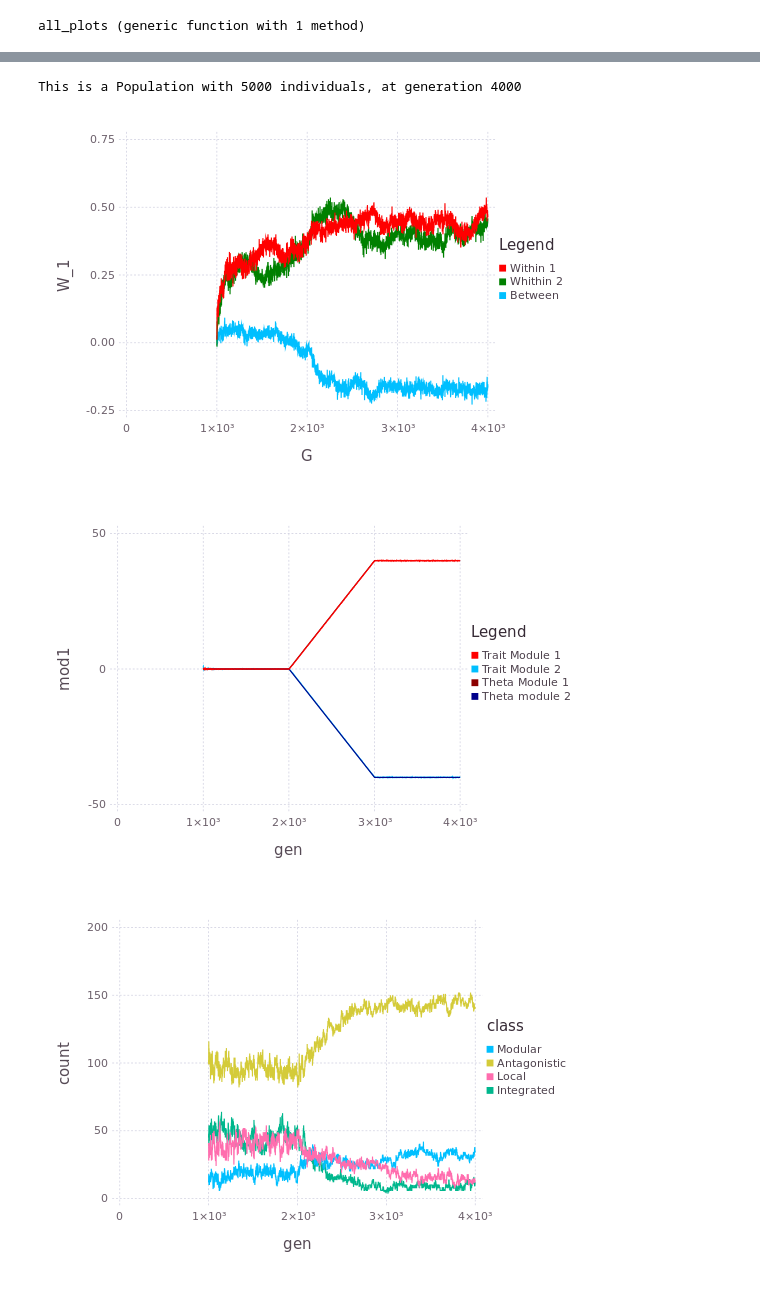
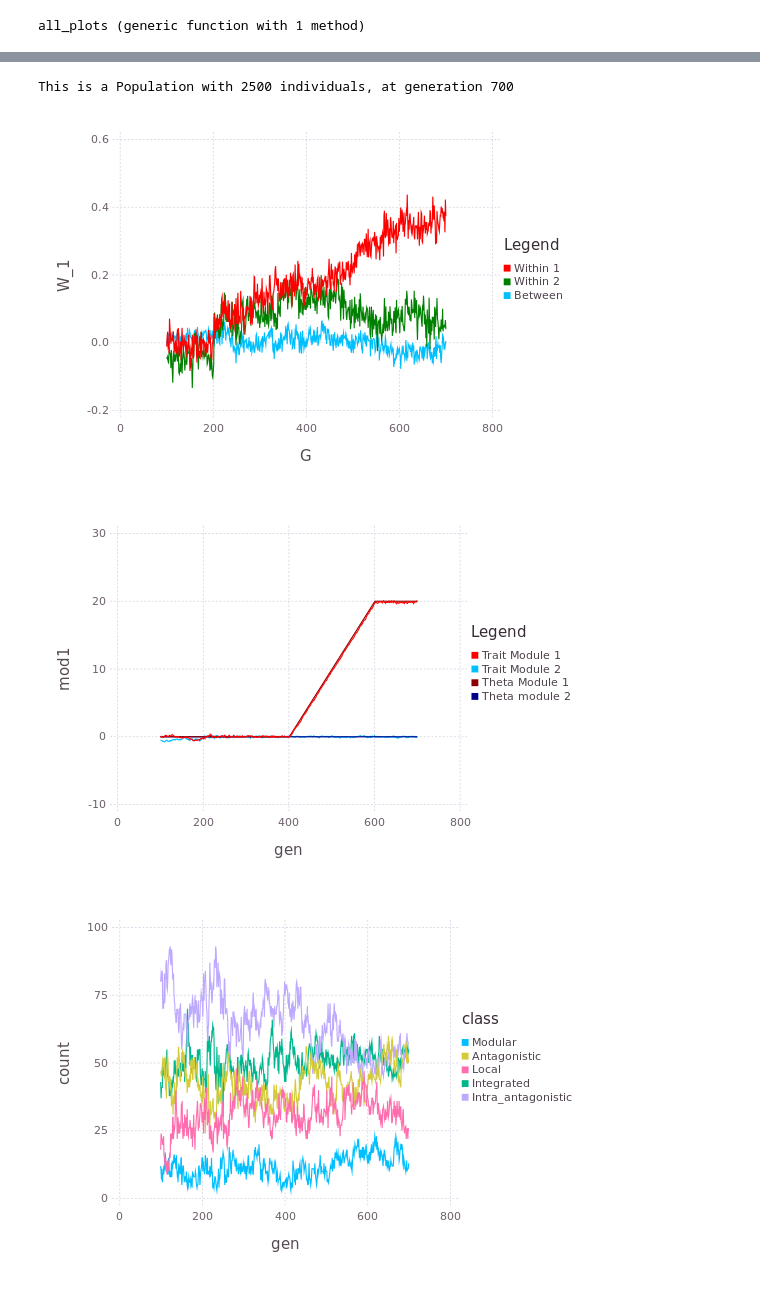
Before and after one commit to diogro/evomod_julia, a Jupyter notebook: evomod_prototype_pleiotropic_vectors.ipynb, the cells around one changed output, grey strips where cells are left out. Saved outputs shown, nothing was run; the diff lists cells and outputs as text; code cells hidden in the pictures.

```diff
--- a/evomod_prototype_pleiotropic_vectors.ipynb
+++ b/evomod_prototype_pleiotropic_vectors.ipynb
@@ -544,21 +565,20 @@ end
 # %% [output]
 all_plots (generic function with 1 method)
 # %%
-n_e  = 5000
-m    = 200
+n_e  = 2500
+m    = 100
 p    = 4
-mu   = 0.001
+mu   = 0.01
 mu_σ = 0.2
 mu_σ_b = 0.2
 
 global random_ind = Individual(m, p, mu, mu_σ, mu_σ_b)
 
-delta_theta_speed = 40/1000
+delta_theta_speed = 1e-1
 delta_theta = delta_theta_speed * [ones(Float64, Int64(random_ind.p/2)); -1*ones(Float64, Int64(random_ind.p/2))]
 delta_theta_1 = delta_theta_speed * [ones(Float64, Int64(random_ind.p/2)); zeros(Float64, Int64(random_ind.p/2))]
 delta_theta_2 = delta_theta_speed * [zeros(Float64, Int64(random_ind.p/2)); -1 * ones(Float64, Int64(random_ind.p/2))]
 
 omega_var = 2
 omega = twoModuleMatrix(omega_var*ones(Float64, random_ind.p), 0.8, 0.8)
-println(omega)
 # %% [output]
@@ -566,8 +590,8 @@ println(omega)
 # %%
-corridor_pop = run_pop(random_ind, n_e, ["Drift", "Stab", "Direct", "Stab"], [1000, 1000, 1000, 1000];
+corridor_pop = run_pop(random_ind, n_e, ["Drift", "Stab", "Direct", "Stab"], [200, 200, 200, 100];
                        delta_theta = delta_theta_1, omega = omega, thin = 1)
-divergent_pop = run_pop(random_ind, n_e, ["Drift", "Stab", "Direct", "Stab"], [1000, 1000, 1000, 1000];
-                        delta_theta = delta_theta, omega = omega, thin = 1)
+#divergent_pop = run_pop(random_ind, n_e, ["Drift", "Stab", "Direct", "Stab"], [100, 100, 100, 100];
+#                        delta_theta = delta_theta, omega = omega, thin = 1)
 #random_pop = run_pop(random_pop, ["Stab"], [1000];
 #                     delta_theta = delta_theta_2, omega = omega, thin = 1)
 #random_pop = run_pop(random_pop, ["Direct"], [1000];
@@ -588,19 +612,19 @@ corridor_pop.moments[end]["corrG"]
 # %%
-random_pop = divergent_pop
+random_pop = corridor_pop
 # %% [output]
-This is a Population with 5000 individuals, at generation 4000
+This is a Population with 2500 individuals, at generation 700
 # %%
-plot_corr = plotCorrelations(random_pop, 1000)
+plot_corr = plotCorrelations(random_pop, 100)
 # %% [output]
-[figure, old version]
+[figure, new version]
 # %%
-plot_traits = plotTraits(random_pop, 1000)
+plot_traits = plotTraits(random_pop, 100)
 # %% [output]
-[figure, old version]
+[figure, new version]
 # %%
-plot_pleio = plotPleitropy(random_pop, 1000)
+plot_pleio = plotPleitropy(random_pop, 100)
 # %% [output]
-[figure, old version]
+[figure, new version]
 # %%
 draw(PDF("./figures/plot_pleioVectors_divergent.pdf", 6inch, 6inch), vstack(plot_corr, plot_traits, plot_pleio))
 # %%
```
Also changed, not shown: parts of 6 cells of this notebook.
